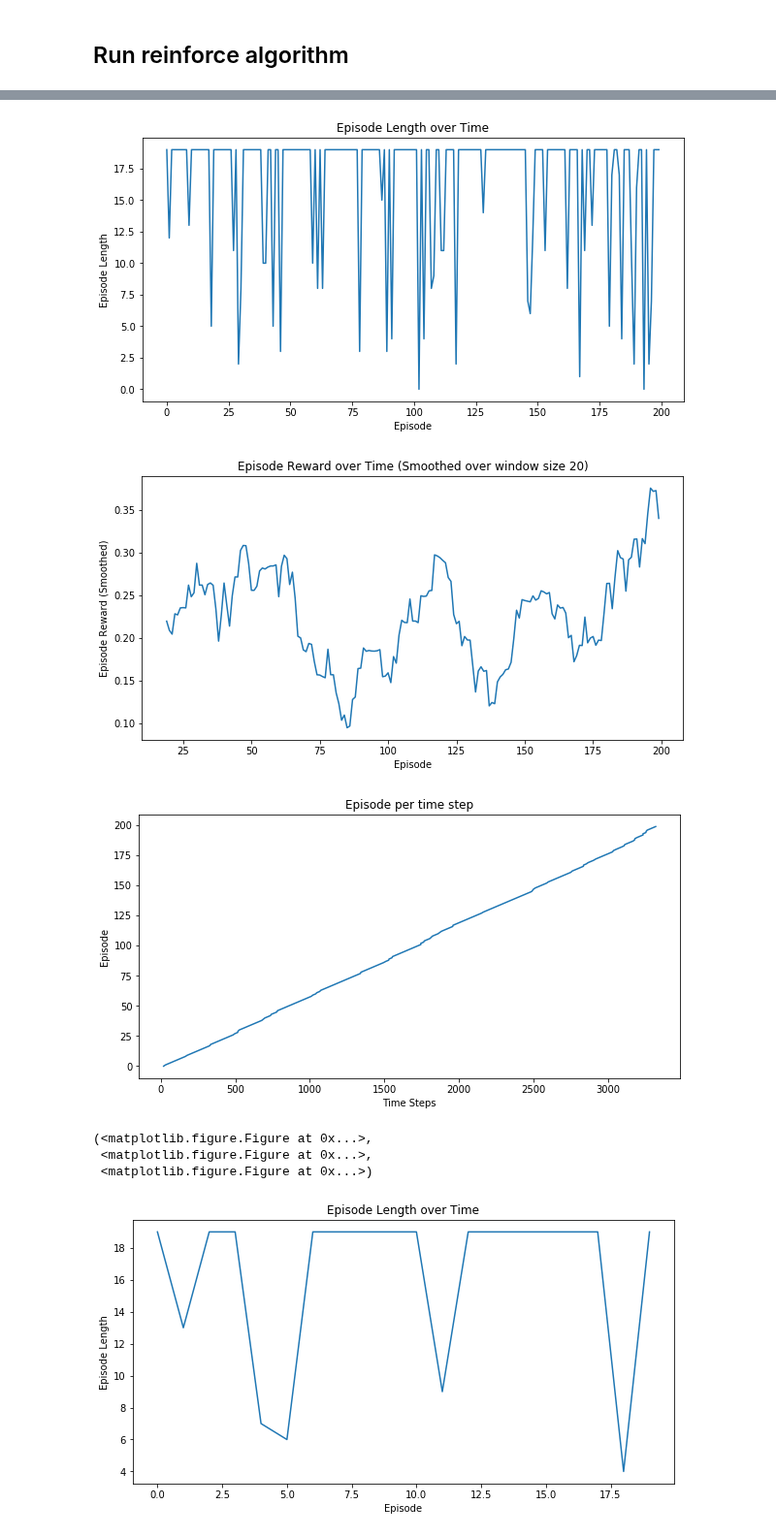
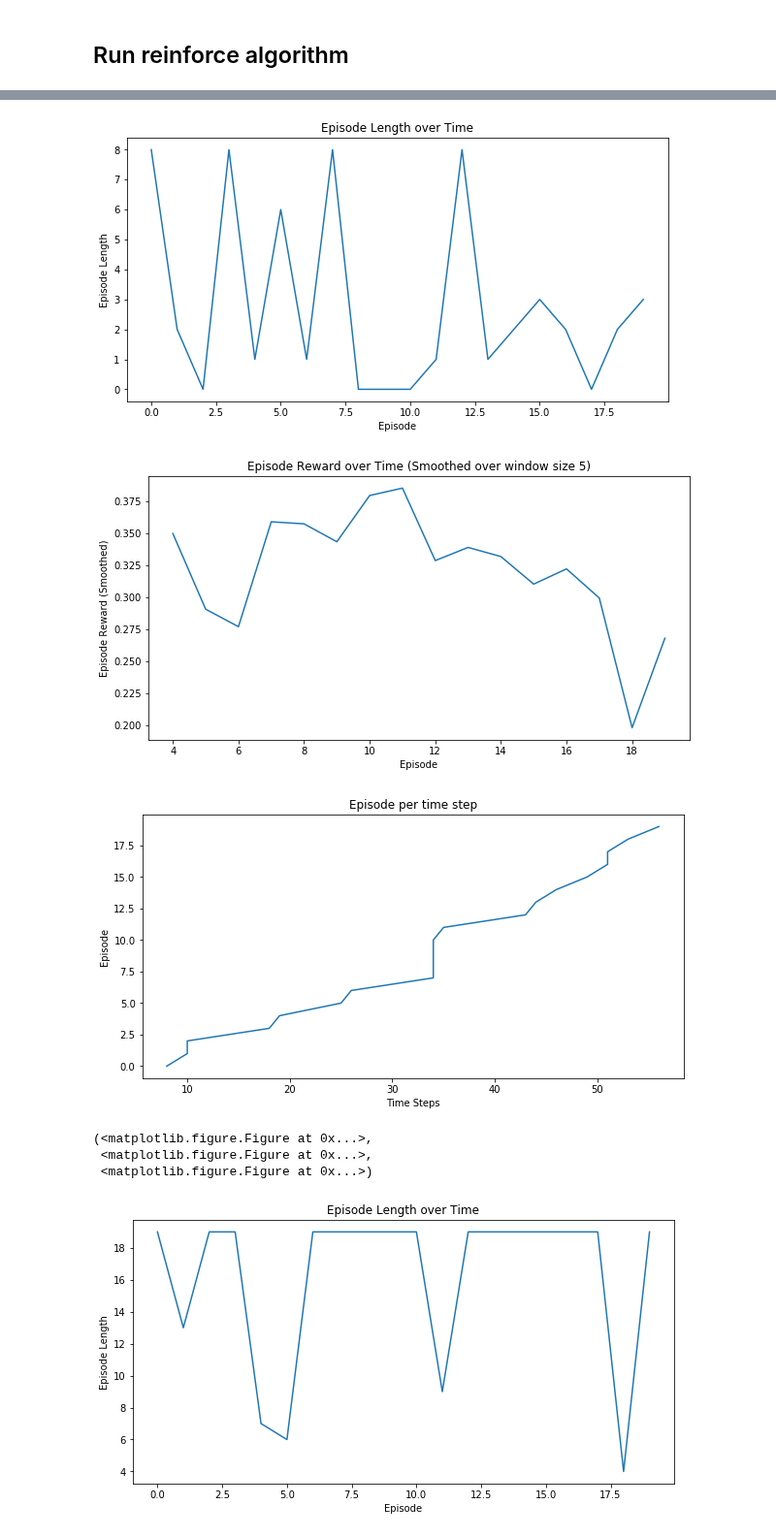
Before and after one commit to tuandnvn/learn-to-perform, a Jupyter notebook: notebooks/test_action_learner.ipynb, the cells around one changed output, grey strips where cells are left out. Shown at 97% size. Cells and saved outputs as stored; diff of their text form; code cells hidden in the pictures.

```diff
--- a/notebooks/test_action_learner.ipynb
+++ b/notebooks/test_action_learner.ipynb
@@ -122,28 +138,29 @@ tf.reset_default_graph()
 
 global_step = tf.Variable(0, name="global_step", trainable=False)
 
-with tf.Session() as sess:
-    policy_est = value_estimator.PolicyEstimator(c)
-    value_est = value_estimator.ValueEstimator(c)
+sess =  tf.Session()
 
-    sess.run(tf.global_variables_initializer())
+policy_est = value_estimator.PolicyEstimator(c)
+value_est = value_estimator.ValueEstimator(c)
 
-    with tf.variable_scope("model") as scope:
-        print('-------- Load progress model ---------')
-        progress_estimator = EventProgressEstimator(is_training=False, name = p.name, config = c)
+sess.run(tf.global_variables_initializer())
 
-    # Print out all variables that would be restored
-    for variable in tf.get_collection(tf.GraphKeys.GLOBAL_VARIABLES, scope='model'):
-        print (variable.name)
+with tf.variable_scope("model") as scope:
+    print('-------- Load progress model ---------')
+    progress_estimator = EventProgressEstimator(is_training=False, name = p.name, config = c)
 
-    saver = tf.train.Saver(tf.get_collection(tf.GraphKeys.GLOBAL_VARIABLES, scope='model'))
-    saver.restore(sess, '../progress.mod')
+# Print out all variables that would be restored
+for variable in tf.get_collection(tf.GraphKeys.GLOBAL_VARIABLES, scope='model'):
+    print (variable.name)
 
-    action_ln = action_learner.ActionLearner(c, p, progress_estimator,
-                                   policy_est, value_est)
+saver = tf.train.Saver(tf.get_collection(tf.GraphKeys.GLOBAL_VARIABLES, scope='model'))
+saver.restore(sess, '../progress.mod')
 
-    action_policy = action_learner.random_action
-    stats = action_ln.reinforce(action_policy, verbose = False)
+action_ln = action_learner.ActionLearner(c, p, progress_estimator,
+                               policy_est, value_est, session = sess)
+
+action_policy = action_learner.random_action
+past_envs, stats = action_ln.reinforce(action_policy, breadth = 5, verbose = True)
 # %% [output]
 -------- Load progress model ---------
 self.inputs.shape = (?, 20, 100)  after linear layer
@@ -161,11 +198,11 @@ Step 19 @ Episode 200/200 (0.0590457571670413)2)
 # %%
 import plotting
 # %%
-plotting.plot_episode_stats(stats, smoothing_window=20)
+plotting.plot_episode_stats(stats, smoothing_window=5)
 # %% [output]
-[figure, old version]
+[figure, new version]
-[figure, old version]
+[figure, new version]
-[figure, old version]
+[figure, new version]
 (<matplotlib.figure.Figure at 0x...>,
  <matplotlib.figure.Figure at 0x...>,
  <matplotlib.figure.Figure at 0x...>)
```
Also changed, not shown: parts of 17 cells of this notebook, 4 other files.
